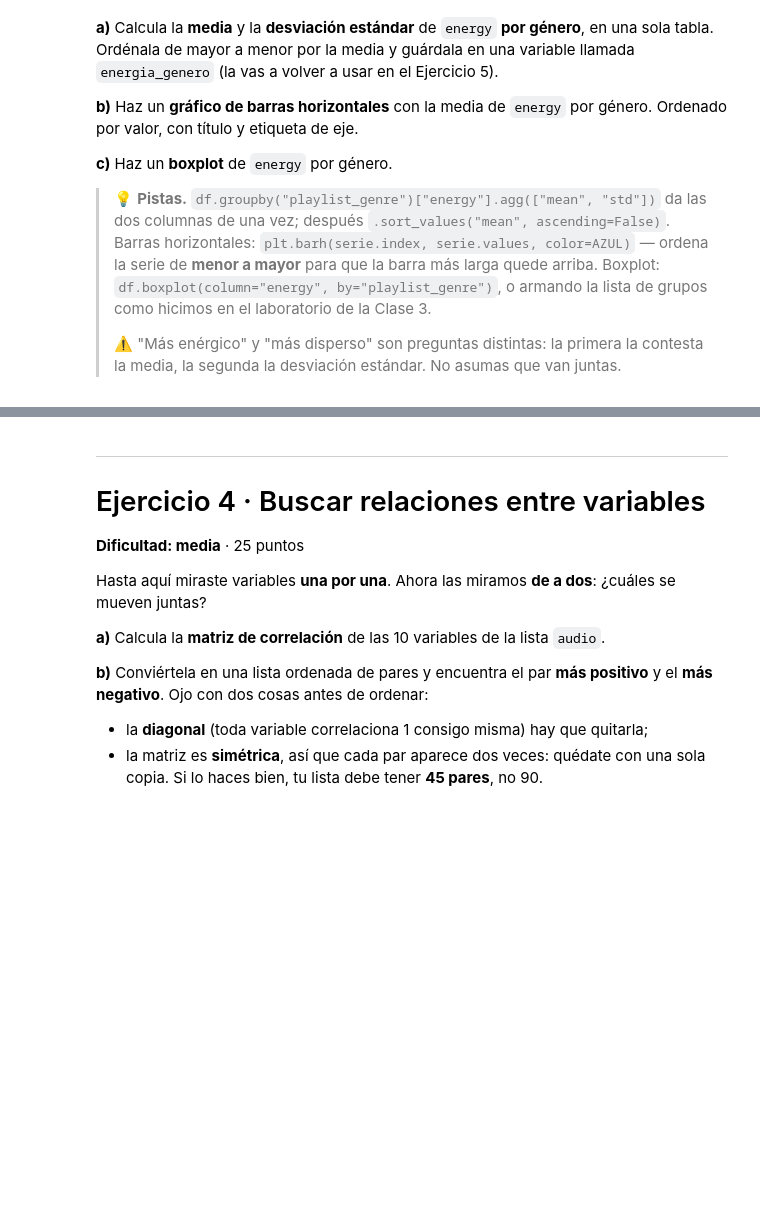
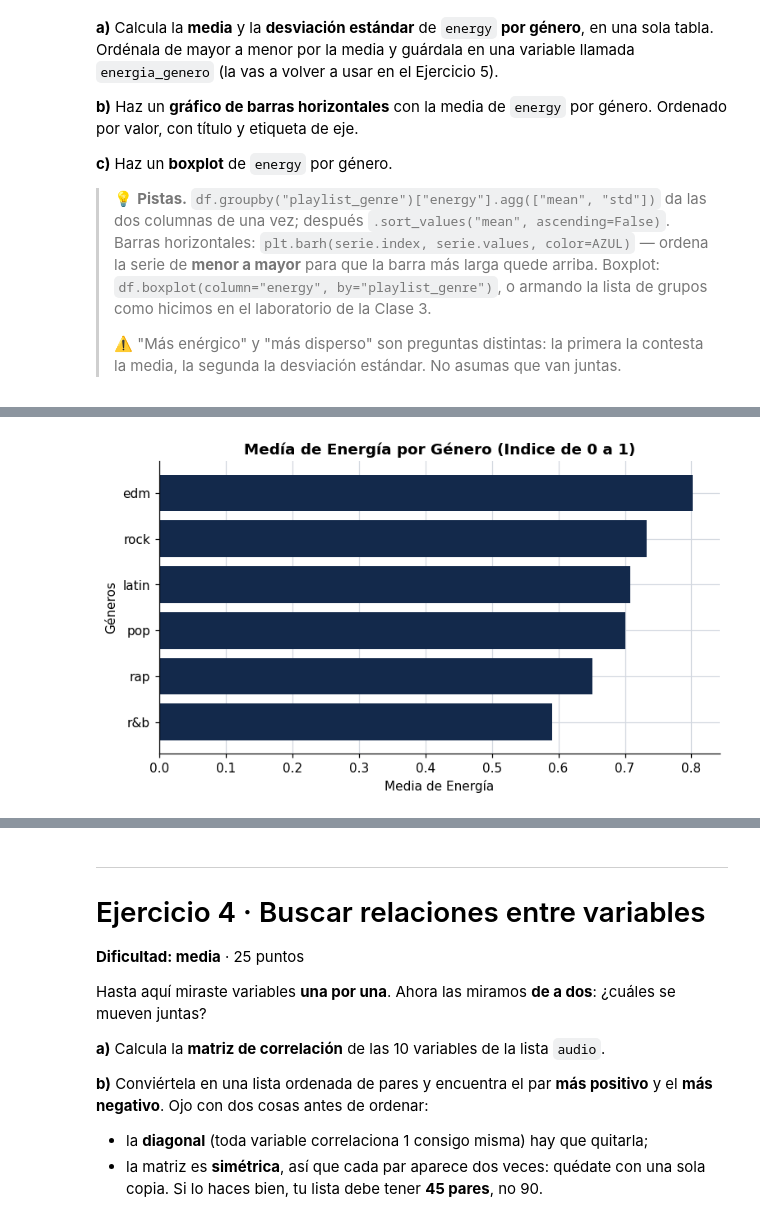
Before and after one commit to Kadeen92/S100-analitica-datos, a Jupyter notebook: S100_PS1_AnthonyCastillo.ipynb, the cells around one changed output, grey strips where cells are left out. Cells and saved outputs as stored; diff of their text form; code cells hidden in the pictures; blank space fills up the shorter version.

```diff
--- a/S100_PS1_AnthonyCastillo.ipynb
+++ b/S100_PS1_AnthonyCastillo.ipynb
@@ -298,0 +304,12 @@ print(energia_genero)
+# %%
+# b) Gráfico de barras horizontales
+serie = df.groupby("playlist_genre")["energy"].mean().sort_values()
+plt.barh(serie.index, serie.values, color=AZUL)
+
+plt.xlabel("Media de Energía")
+plt.ylabel("Géneros")
+plt.title("Medía de Energía por Género (Indice de 0 a 1)")
+
+plt.show()
+# %% [output]
+[figure, added]
```
Also changed, not shown: parts of 3 cells of this notebook.
